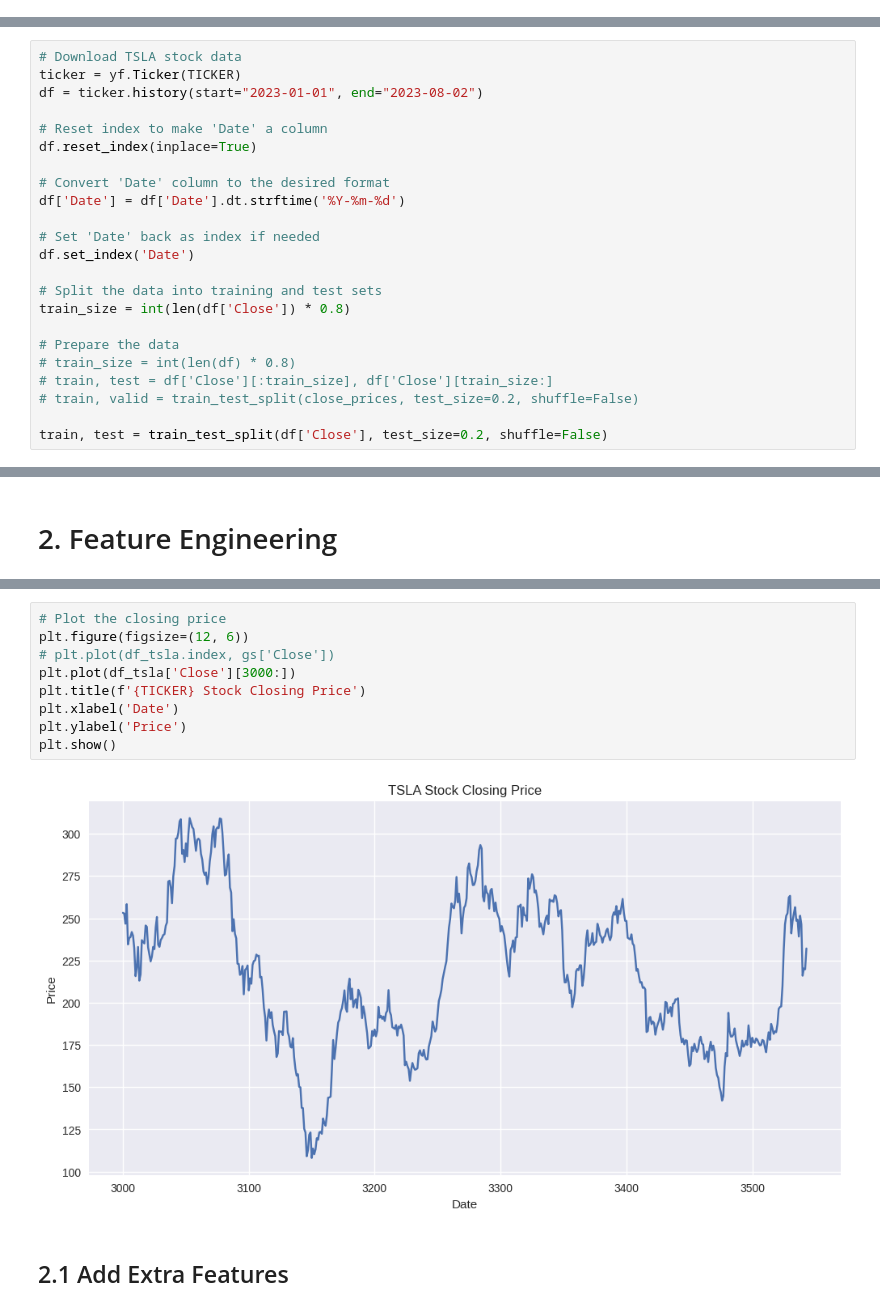
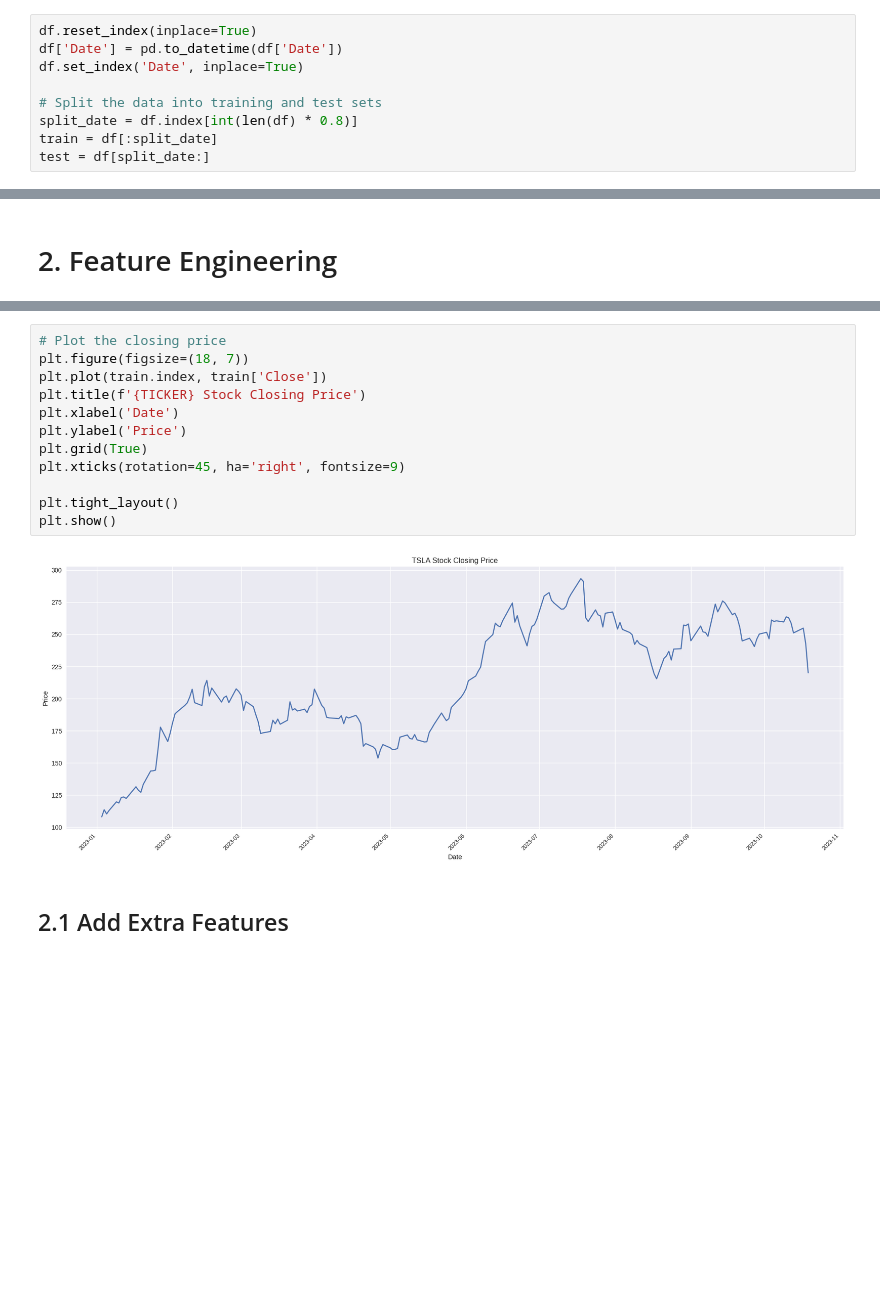
Before and after one commit to Foluwa/mscthesis, a Jupyter notebook: MSCTHESIS.ipynb, the cells around one changed output, grey strips where cells are left out. Saved outputs shown, nothing was run; the diff lists cells and outputs as text; blank space fills up the shorter version.

```diff
--- a/MSCTHESIS.ipynb
+++ b/MSCTHESIS.ipynb
@@ -103,0 +105,9 @@ df_tsla = pd.read_csv(f"{TICKER}.csv")
+# %%
+df.reset_index(inplace=True)
+df['Date'] = pd.to_datetime(df['Date'])
+df.set_index('Date', inplace=True)
+
+# Split the data into training and test sets
+split_date = df.index[int(len(df) * 0.8)]
+train = df[:split_date]
+test = df[split_date:]
@@ -104,25 +161,2 @@ df_tsla = pd.read_csv(f"{TICKER}.csv")
 # %% [markdown]
 ## 1.3 Split Data into training and testing sets
-# %%
-# Download TSLA stock data
-ticker = yf.Ticker(TICKER)
-df = ticker.history(start="2023-01-01", end="2023-08-02")
-
-# Reset index to make 'Date' a column
-df.reset_index(inplace=True)
-
-# Convert 'Date' column to the desired format
-df['Date'] = df['Date'].dt.strftime('%Y-%m-%d')
-
-# Set 'Date' back as index if needed
-df.set_index('Date')
-
-# Split the data into training and test sets
-train_size = int(len(df['Close']) * 0.8)
-
-# Prepare the data
-# train_size = int(len(df) * 0.8)
-# train, test = df['Close'][:train_size], df['Close'][train_size:]
-# train, valid = train_test_split(close_prices, test_size=0.2, shuffle=False)
-
-train, test = train_test_split(df['Close'], test_size=0.2, shuffle=False)
@@ -191,13 +230,16 @@ df_tsla.describe()
 # %%
 # Plot the closing price
-plt.figure(figsize=(12, 6))
-# plt.plot(df_tsla.index, gs['Close'])
-plt.plot(df_tsla['Close'][3000:])
+plt.figure(figsize=(18, 7))
+plt.plot(train.index, train['Close'])
 plt.title(f'{TICKER} Stock Closing Price')
 plt.xlabel('Date')
 plt.ylabel('Price')
+plt.grid(True)
+plt.xticks(rotation=45, ha='right', fontsize=9)
+
+plt.tight_layout()
 plt.show()
 # %% [output]
-[figure, old version]
+[figure, new version]
 # %% [markdown]
 ## 2.1 Add Extra Features
```
Also changed, not shown: parts of 133 cells of this notebook.
